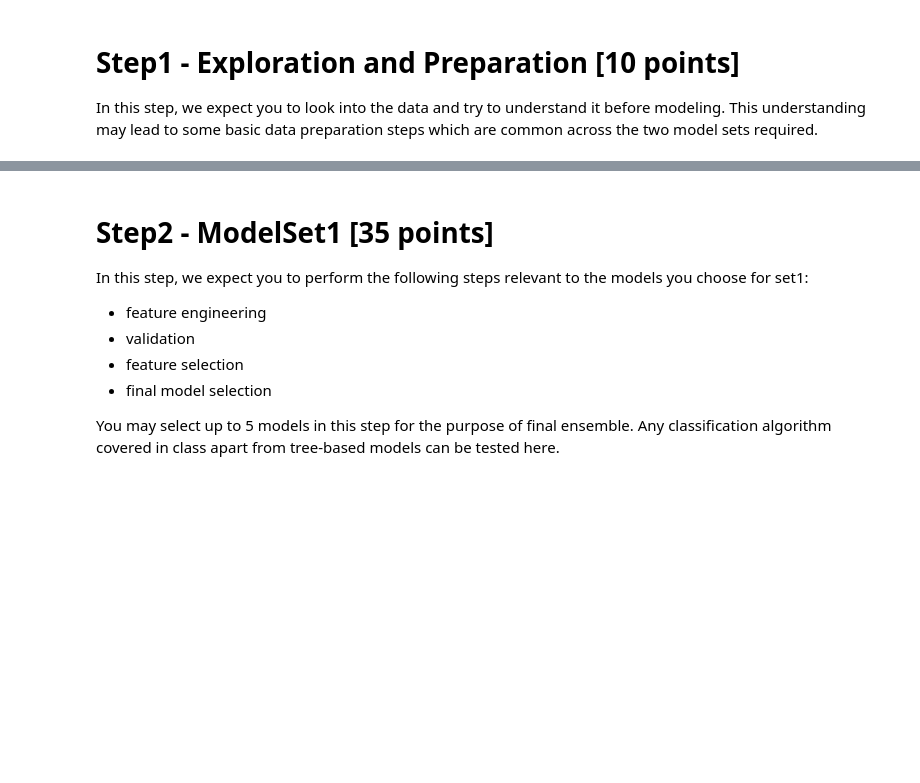
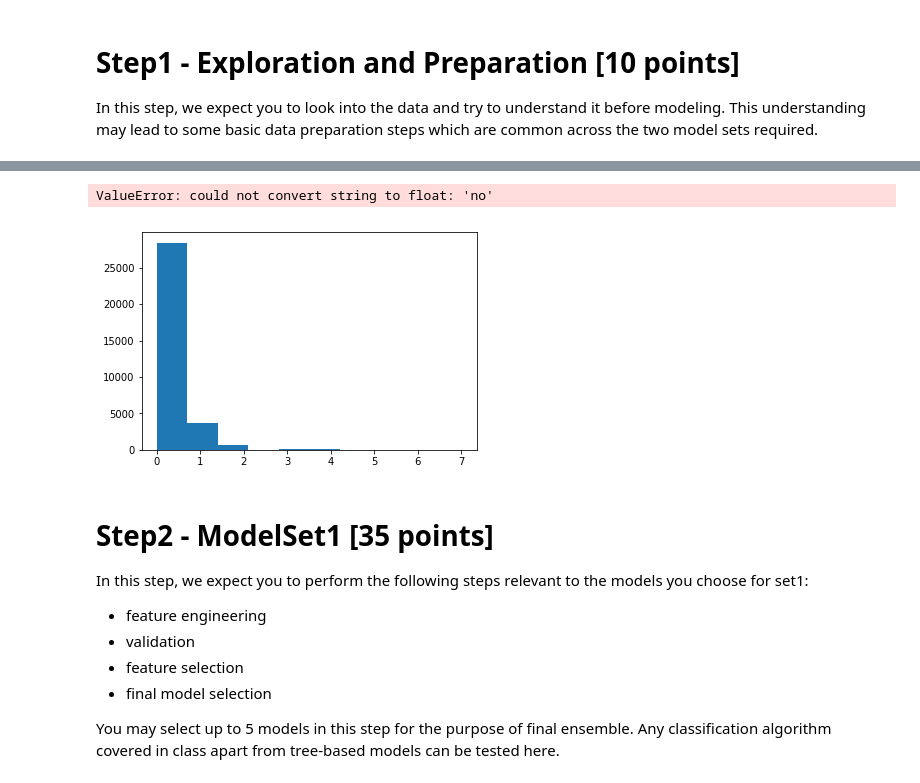
Before and after one commit to wl2522/BankMarketingCampaign, a Jupyter notebook: hw3_starter_notebook.ipynb, the cells around one changed output, grey strips where cells are left out. Saved outputs shown, nothing was run; the diff lists cells and outputs as text; code cells hidden in the pictures; blank space fills up the shorter version.

```diff
--- a/hw3_starter_notebook.ipynb
+++ b/hw3_starter_notebook.ipynb
@@ -113,3 +192,8 @@ Counter({'cellular': 20902, 'telephone': 12048})
+# %%
+plt.hist(data['prev_contacts'])
+# %% [output]
+ValueError: could not convert string to float: 'no'
+[figure, added]
 # %% [markdown]
 # Step2 - ModelSet1 [35 points]
 
```
Also changed, not shown: parts of 6 cells of this notebook, 2 other files.
